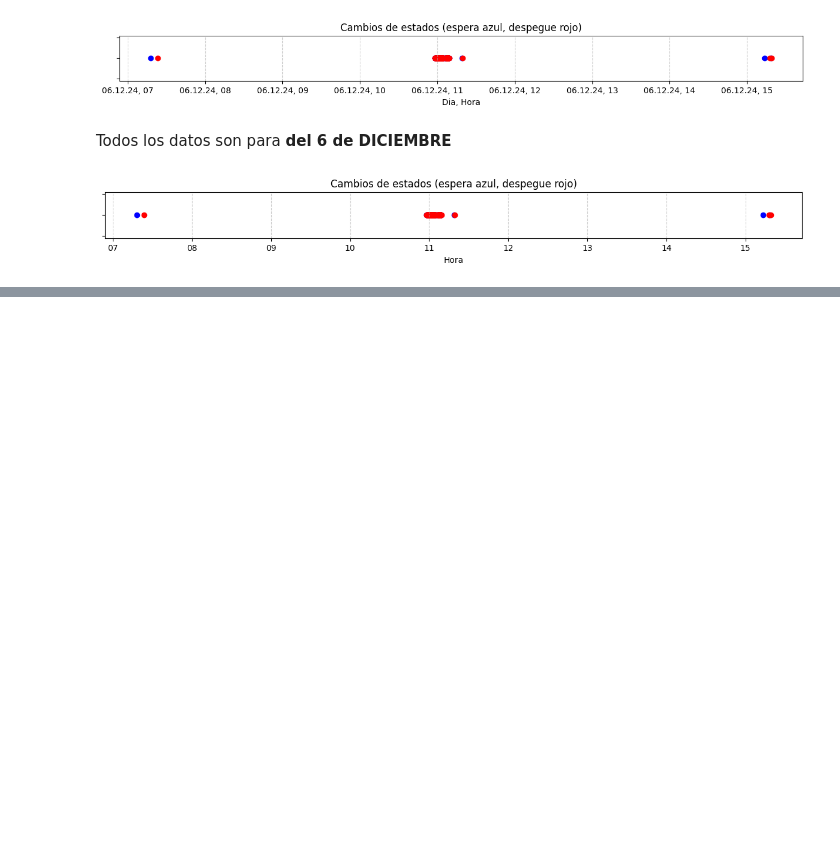
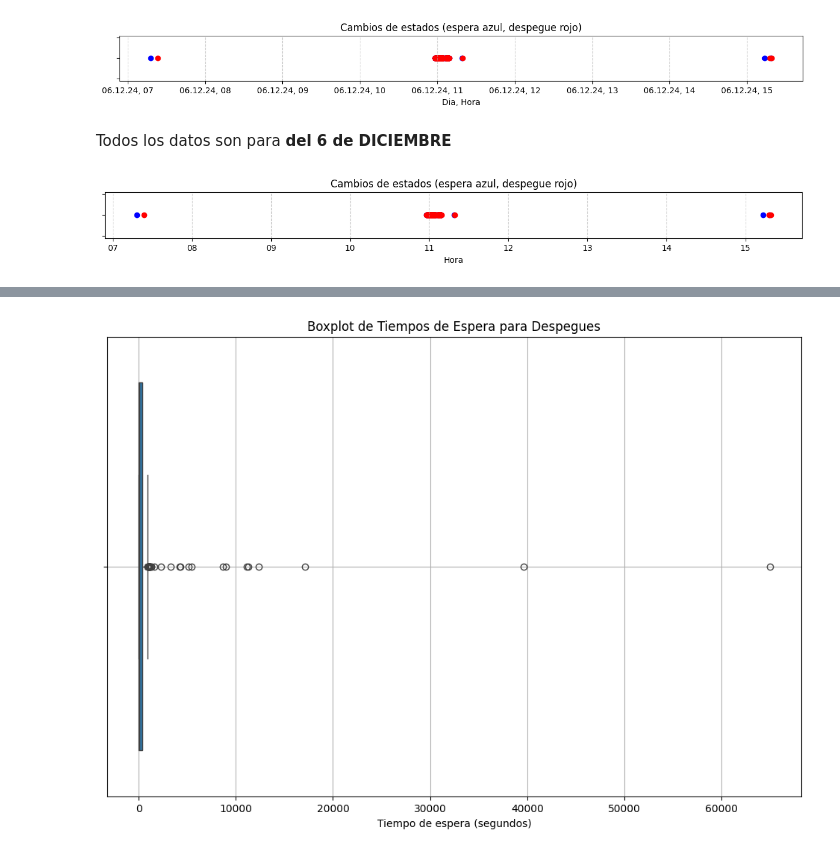
Before and after one commit to artemvarucm/PD2, a Jupyter notebook: src/exploracion/ALL_exploracion_tiempos_espera.ipynb, the cells around one changed output, grey strips where cells are left out. Saved outputs shown, nothing was run; the diff lists cells and outputs as text; code cells hidden in the pictures; blank space fills up the shorter version.

```diff
--- a/src/exploracion/ALL_exploracion_tiempos_espera.ipynb
+++ b/src/exploracion/ALL_exploracion_tiempos_espera.ipynb
@@ -225,0 +230,2 @@ axs.xaxis.set_major_formatter(myFmt);
+# %%
+df = pd.read_csv('../../data/eventos_despegues.csv')
@@ -225,0 +248,3 @@ axs.xaxis.set_major_formatter(myFmt);
+# %%
+df['ultimo_parado'] = pd.to_datetime(df['ultimo_parado'])
+df['despegue'] = pd.to_datetime(df['despegue'])
@@ -225,0 +279,9 @@ axs.xaxis.set_major_formatter(myFmt);
+# %%
+plt.figure(figsize=(12, 8))  # Tamaño de la figura
+sns.boxplot(x=df['tiempo_espera'])
+plt.title('Boxplot de Tiempos de Espera para Despegues')  # Título del gráfico
+plt.xlabel('Tiempo de espera (segundos)')  # Etiqueta del eje X
+plt.grid(True)  # Añadir una cuadrícula para mejor visualización
+plt.show()
+# %% [output]
+[figure, added]
```
Also changed, not shown: parts of 6 cells of this notebook, 2 other files.
